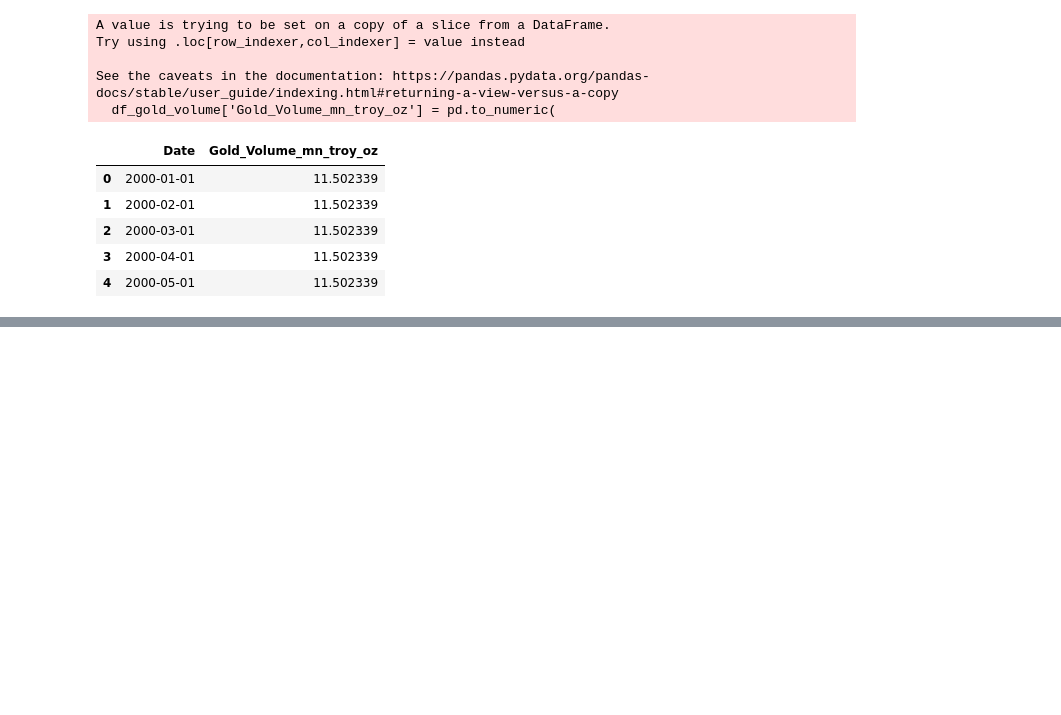
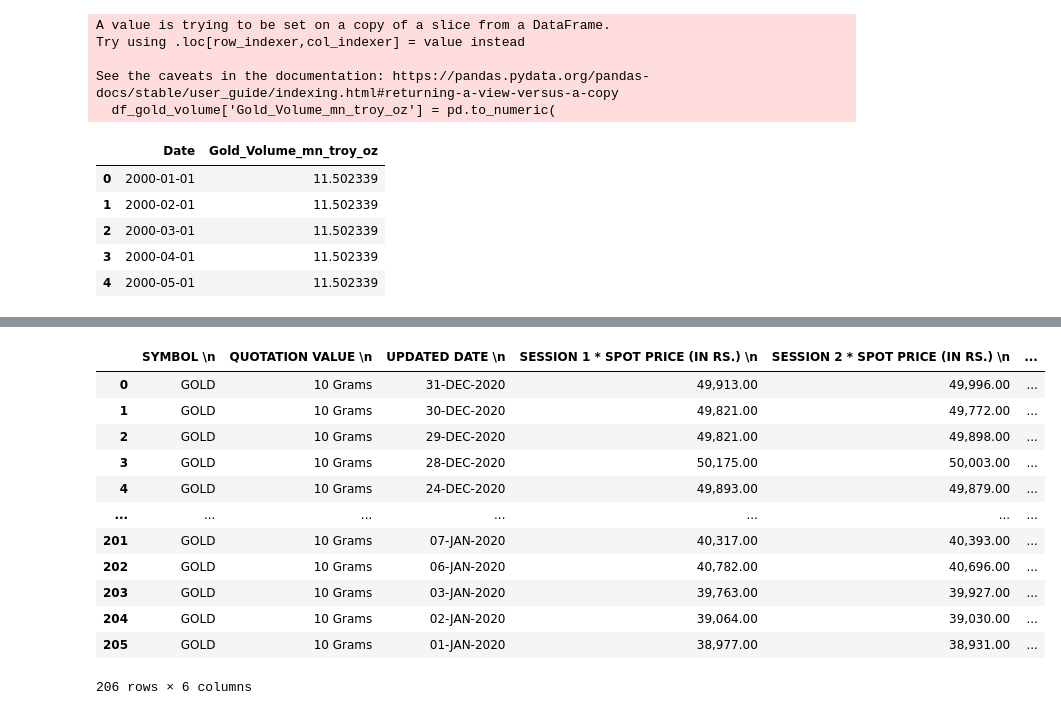
Before and after one commit to UKD1211/Macroeconomic_impact_of_gold-_Econ_growth, a Jupyter notebook: Research_proj_TSA_data.ipynb, the cells around one changed output, grey strips where cells are left out. Cells and saved outputs as stored; diff of their text form; code cells hidden in the pictures; blank space fills up the shorter version.

```diff
--- a/Research_proj_TSA_data.ipynb
+++ b/Research_proj_TSA_data.ipynb
@@ -182,0 +189,16 @@ df_gold_volume.to_excel(
+# %%
+df_gp_2020
+# %% [output]
+|  | SYMBOL \n | QUOTATION VALUE \n | UPDATED DATE \n | SESSION 1 * SPOT PRICE (IN RS.) \n | SESSION 2 * SPOT PRICE (IN RS.) \n | ... |
+| 0 | GOLD | 10 Grams | 31-DEC-2020 | 49,913.00 | 49,996.00 | ... |
+| 1 | GOLD | 10 Grams | 30-DEC-2020 | 49,821.00 | 49,772.00 | ... |
+| 2 | GOLD | 10 Grams | 29-DEC-2020 | 49,821.00 | 49,898.00 | ... |
+| 3 | GOLD | 10 Grams | 28-DEC-2020 | 50,175.00 | 50,003.00 | ... |
+| 4 | GOLD | 10 Grams | 24-DEC-2020 | 49,893.00 | 49,879.00 | ... |
+| ... | ... | ... | ... | ... | ... | ... |
+| 201 | GOLD | 10 Grams | 07-JAN-2020 | 40,317.00 | 40,393.00 | ... |
+| 202 | GOLD | 10 Grams | 06-JAN-2020 | 40,782.00 | 40,696.00 | ... |
+| 203 | GOLD | 10 Grams | 03-JAN-2020 | 39,763.00 | 39,927.00 | ... |
+| 204 | GOLD | 10 Grams | 02-JAN-2020 | 39,064.00 | 39,030.00 | ... |
+| 205 | GOLD | 10 Grams | 01-JAN-2020 | 38,977.00 | 38,931.00 | ... |
+206 rows × 6 columns
```
Also changed, not shown: parts of 42 cells of this notebook.
